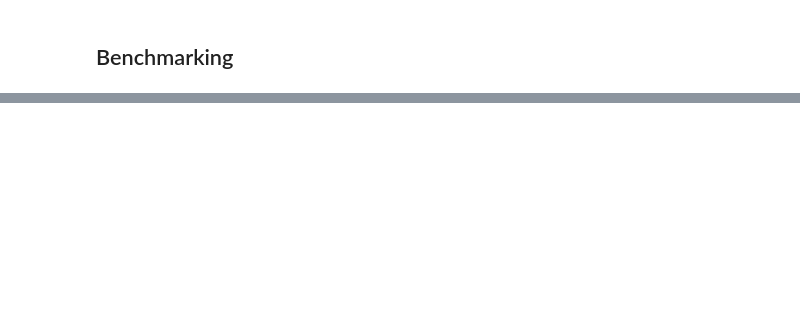
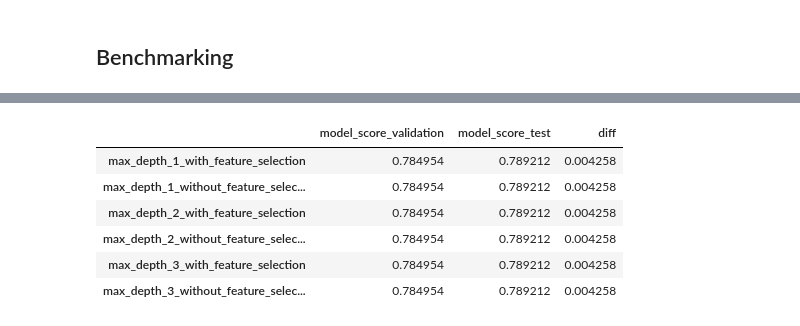
Before and after one commit to holzben/data-science-playbooks, a Jupyter notebook: featuretools_v1.ipynb, the cells around one changed output, grey strips where cells are left out. Cells and saved outputs as stored; diff of their text form; code cells hidden in the pictures; blank space fills up the shorter version.

```diff
--- a/featuretools_v1.ipynb
+++ b/featuretools_v1.ipynb
@@ -237,7 +242,7 @@ Towards Automating Data Science Endeavors](https://dai.lids.mit.edu/wp-content/u
 feature_matrix, feature_defs = ft.dfs(
     entityset=es,
     target_dataframe_name="customers",
-    max_depth=2,
+    max_depth=4,
     include_cutoff_time=False,
 )
 
@@ -287,13 +325,21 @@ preprocessor
 # %%
-VARIANCE_THRESHOLD = 0.8 * (1 - 0.8)
+# VARIANCE_THRESHOLD = 0.8 * (1 - 0.8)
 MAX_ITER = 10**4
+LEARNING_RATE = 0.35
 
+from sklearn.ensemble import RandomForestClassifier
+from sklearn.linear_model import LogisticRegression
+from sklearn import svm
 
 # fmt: off
 clf = Pipeline(
     steps=[ ("preprocessor",            preprocessor),
-            ('feature_selection_var',   VarianceThreshold(threshold=VARIANCE_THRESHOLD)),
-            ("classifier",              xgb.XGBClassifier(objective="binary:logistic", random_state=RANDOM_STATE))],
+            #('feature_selection_var',   VarianceThreshold(threshold=VARIANCE_THRESHOLD)),
+            #("classifier",              xgb.XGBClassifier(objective="binary:logistic", learning_rate=LEARNING_RATE, random_state=RANDOM_STATE))],
+           # ("classifier",              RandomForestClassifier())
+            #("classifier",                LogisticRegression())
+            ("classifier",                svm.SVC(kernel='rbf'))
+            #],
             verbose=True
 
 )
@@ -395,0 +491,24 @@ print(feature_matrix.shape)
+# %%
+result_dic = dict()
+
+with_f_select = {
+    'train_data':train_data,
+    'test_data':test_data,
+    'val_data':val_data,
+    'ft_selection_functions':(remove_highly_null_features,remove_single_value_features),
+    'target_df_name':"customers",
+    'fitting_pipe':clf,
+    'max_depth':None
+    }
+
+without_f_select = dict(with_f_select)
+without_f_select['ft_selection_functions'] = None
+
+
+
+for i in [1,2,3]:
+    with_f_select['max_depth'] = i
+    without_f_select['max_depth'] = i
+
+    result_dic[f'max_depth_{i}_with_feature_selection'] = benchmark(**with_f_select)
+    result_dic[f'max_depth_{i}_without_feature_selection'] = benchmark(**without_f_select)
@@ -395,0 +533,12 @@ print(feature_matrix.shape)
+# %%
+results_df = pd.DataFrame(result_dic).transpose()
+results_df['diff'] = results_df.model_score_test - results_df.model_score_validation
+results_df
+# %% [output]
+|  | model_score_validation | model_score_test | diff |
+| max_depth_1_with_feature_selection | 0.784954 | 0.789212 | 0.004258 |
+| max_depth_1_without_feature_selec... | 0.784954 | 0.789212 | 0.004258 |
+| max_depth_2_with_feature_selection | 0.784954 | 0.789212 | 0.004258 |
+| max_depth_2_without_feature_selec... | 0.784954 | 0.789212 | 0.004258 |
+| max_depth_3_with_feature_selection | 0.784954 | 0.789212 | 0.004258 |
+| max_depth_3_without_feature_selec... | 0.784954 | 0.789212 | 0.004258 |
```
Also changed, not shown: parts of 16 cells of this notebook.
